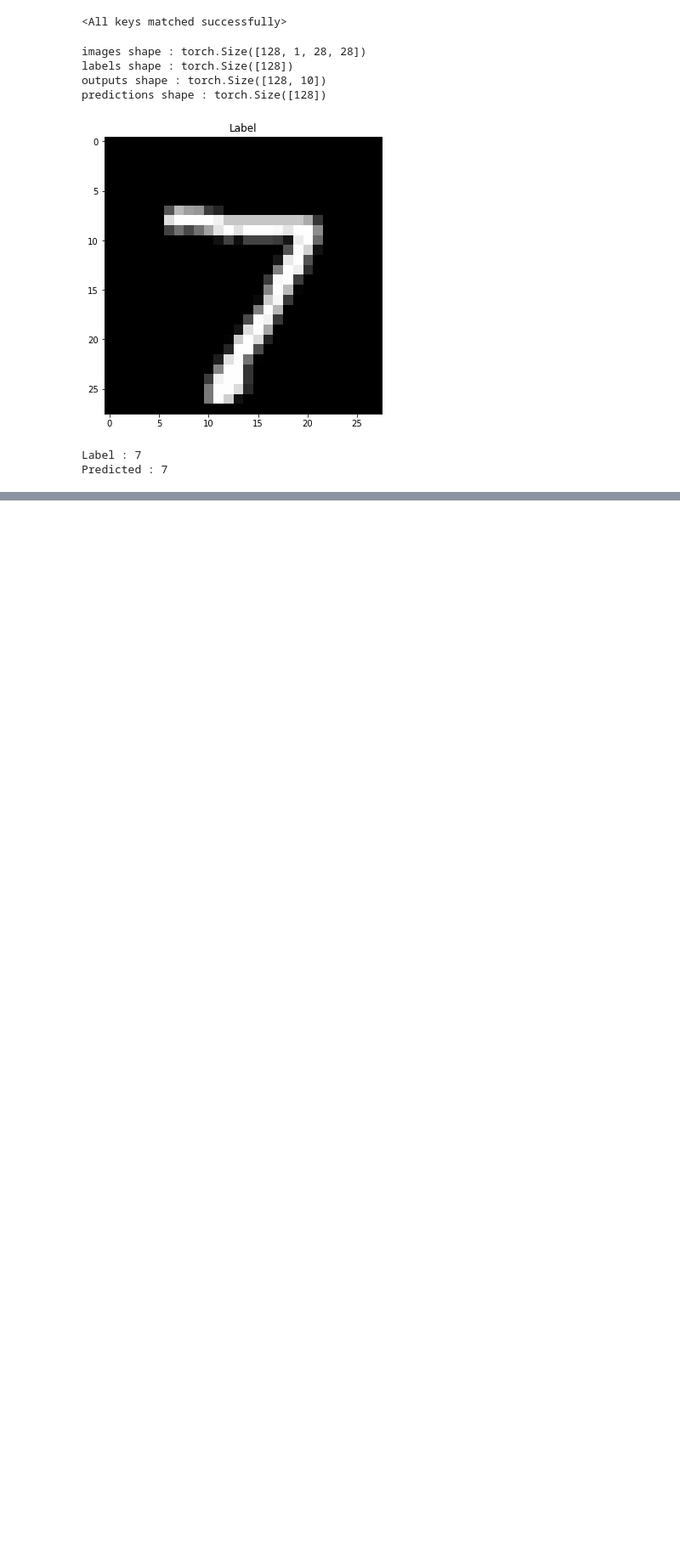
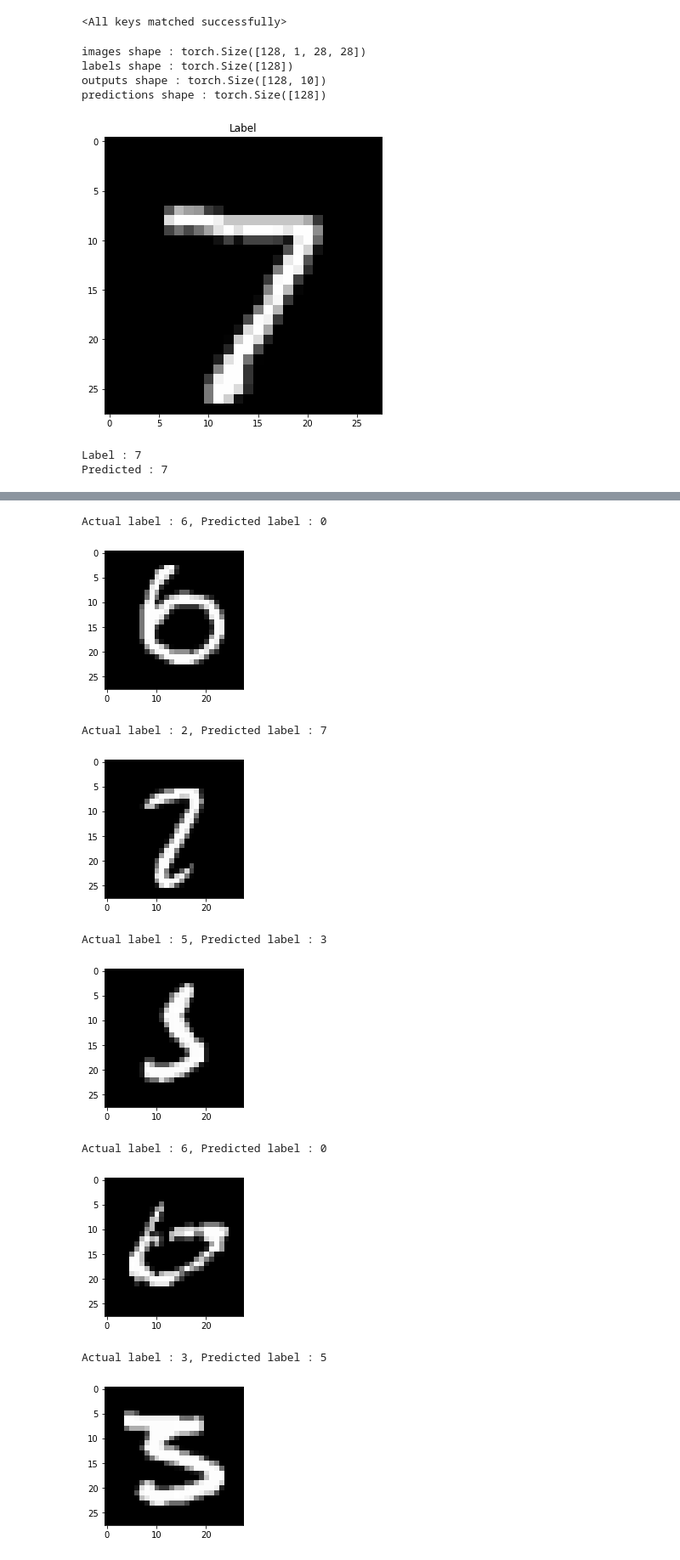
Before and after one commit to AlexandreBrown/DeepLearningMNIST, a Jupyter notebook: mnist_training.ipynb, the cells around one changed output, grey strips where cells are left out. Shown at 85% size. Cells and saved outputs as stored; diff of their text form; code cells hidden in the pictures; blank space fills up the shorter version.

```diff
--- a/mnist_training.ipynb
+++ b/mnist_training.ipynb
@@ -38,7 +54,7 @@ def imshow(title="", image=None, size=6):
     h, w = image.shape[0], image.shape[1]
     aspect_ratio = w / h
     plt.figure(figsize=(size * aspect_ratio, size))
-    plt.imshow(image.numpy(), cmap='gray')
+    plt.imshow(image.cpu().numpy(), cmap='gray')
     plt.title(title)
     plt.show()
 
@@ -343,0 +381,32 @@ plt.show()
+# %%
+trained_model.eval()
+
+misclassified_count = 0
+
+with torch.no_grad():
+    for inputs, labels in test_loader:
+        inputs = inputs.to(device)
+        labels = labels.to(device)
+
+        outputs = trained_model(inputs)
+
+        labels_predictions = torch.argmax(outputs, dim=1)
+
+        for i in range(inputs.shape[0]):
+            label_prediction = labels_predictions[i].item()
+            label = labels[i].item()
+            if label != label_prediction and misclassified_count < 15:
+                misclassified_count += 1
+                print(f"Actual label : {label}, Predicted label : {label_prediction}")
+                imshow("", inputs[i].squeeze(), size=3)
+# %% [output]
+Actual label : 6, Predicted label : 0
+[figure, added]
+Actual label : 2, Predicted label : 7
+[figure, added]
+Actual label : 5, Predicted label : 3
+[figure, added]
+Actual label : 6, Predicted label : 0
+[figure, added]
+Actual label : 3, Predicted label : 5
+[figure, added]
```
Also changed, not shown: parts of 10 cells of this notebook.
